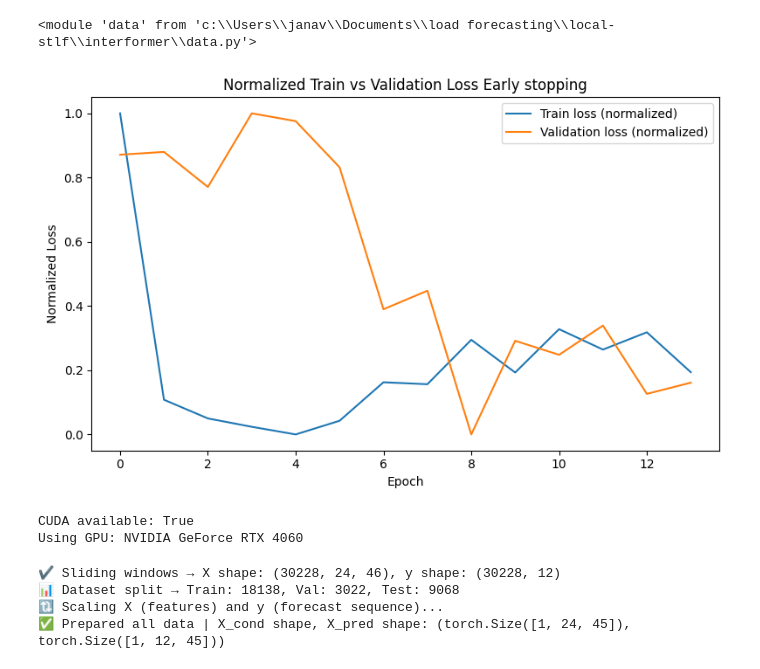
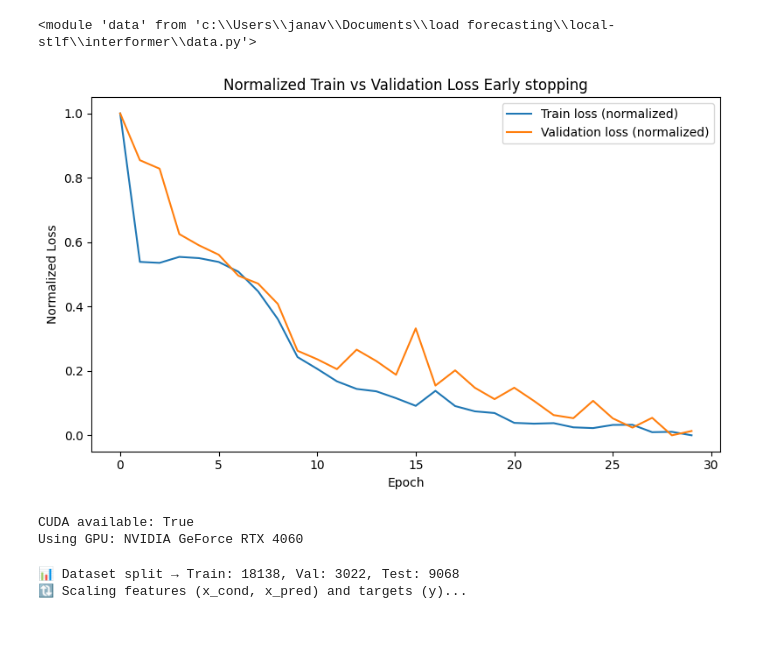
Before and after one commit to JanaJankovic/local-stlf, a Jupyter notebook: interformer/evaluation.ipynb, the cells around one changed output. Drawn from its saved outputs; the diff is of its cells as text; code cells hidden in the pictures; blank space fills up the shorter version.

Commit message:
add: fix for interformer

```diff
--- a/interformer/evaluation.ipynb
+++ b/interformer/evaluation.ipynb
@@ -21,29 +16,29 @@ prediction_df = prepare_prediction_window(
 # %%
 import pandas as pd
 import matplotlib.pyplot as plt
 
-df = pd.read_csv('logs/log_trial3_lr0.01_clip1_bs256_dropout0.3_dmodel64_layers2_heads8_kernel2.csv')
+df = pd.read_csv('logs/log_trial2_lr0.0001_clip0.1_bs256_dropout0.2_dmodel128_layers2_heads1_kernel4.csv')
 
 # Min-max normalization
 train_min = df['train_loss'].min()
 train_max = df['train_loss'].max()
 val_min = df['val_loss'].min()
 val_max = df['val_loss'].max()
 
 df['train_loss_norm'] = (df['train_loss'] - train_min) / (train_max - train_min)
 df['val_loss_norm'] = (df['val_loss'] - val_min) / (val_max - val_min)
 
 plt.figure(figsize=(8, 5))
 plt.plot(df['train_loss_norm'].values, label="Train loss (normalized)", )
 plt.plot(df['val_loss_norm'].values, label="Validation loss (normalized)")
 plt.title("Normalized Train vs Validation Loss Early stopping")
 plt.xlabel("Epoch")
 plt.ylabel("Normalized Loss")
 plt.legend()
 plt.tight_layout()
 plt.show()
 # %% [output]
-[figure, old version]
+[figure, new version]
 # %%
 # === Config ===
 INPUT_LEN = 24            # e.g., 1 day hourly
@@ -77,15 +68,7 @@ prediction_df = prepare_prediction_window(
 # %%
 from data import prepare_interformer_dataloaders_and_prediction
-train_loader, val_loader, test_loader, x_pred, scaler_x, scaler_y = prepare_interformer_dataloaders_and_prediction(
-    condition_df, prediction_df,
-    input_len=INPUT_LEN,
-    forecast_len=FORECAST_LEN,
-    batch_size=256
-)
 # %% [output]
-✔️ Sliding windows → X shape: (30228, 24, 46), y shape: (30228, 12)
 📊 Dataset split → Train: 18138, Val: 3022, Test: 9068
-🔃 Scaling X (features) and y (forecast sequence)...
-✅ Prepared all data | X_cond shape, X_pred shape: (torch.Size([1, 24, 45]), torch.Size([1, 12, 45]))
+🔃 Scaling features (x_cond, x_pred) and targets (y)...
 # %%
 import numpy as np
```
Also changed, not shown: parts of 6 cells of this notebook, 17 other files.
